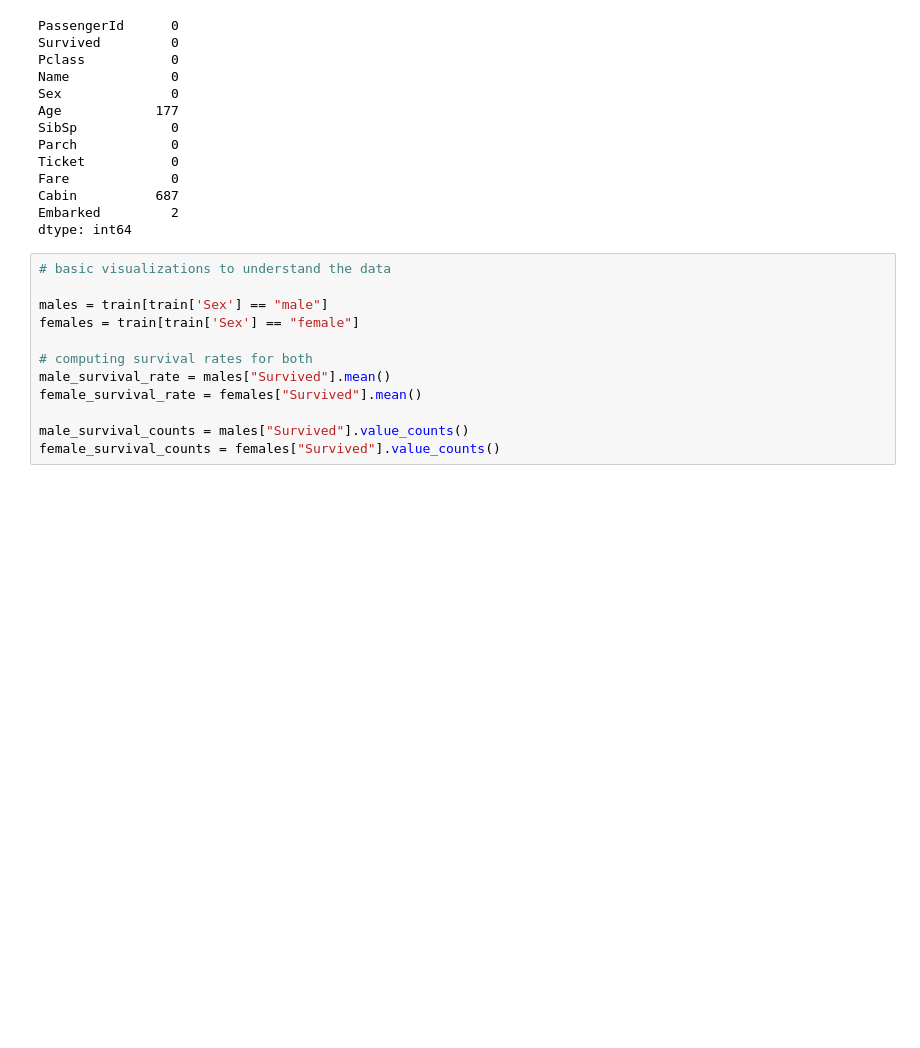
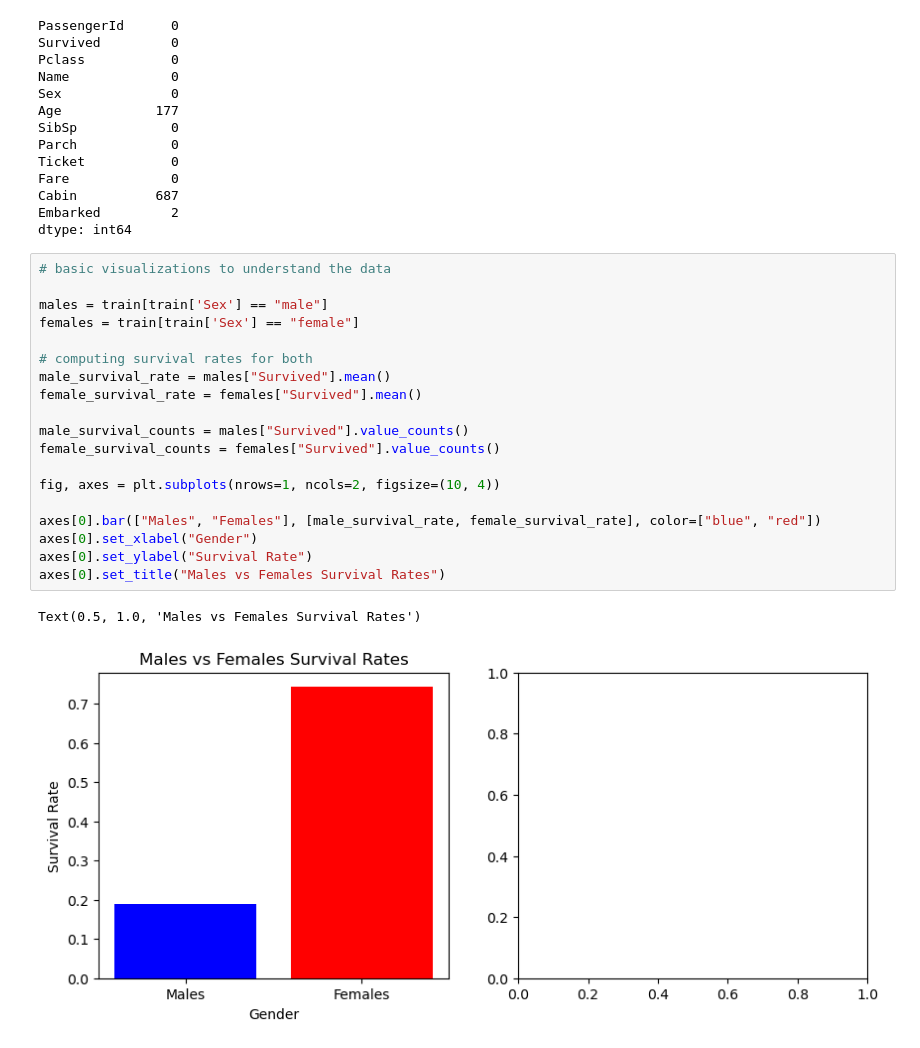
Before and after one commit to alliajagbe/titanic-survival, a Jupyter notebook: survival.ipynb, the cells around one changed output. Drawn from its saved outputs; the diff is of its cells as text; blank space fills up the shorter version.

Commit message:
survival rate viz

```diff
--- a/survival.ipynb
+++ b/survival.ipynb
@@ -65,12 +65,22 @@ dtype: int64
 # %%
 # basic visualizations to understand the data
 
 males = train[train['Sex'] == "male"]
 females = train[train['Sex'] == "female"]
 
 # computing survival rates for both
 male_survival_rate = males["Survived"].mean()
 female_survival_rate = females["Survived"].mean()
 
 male_survival_counts = males["Survived"].value_counts()
 female_survival_counts = females["Survived"].value_counts()
+
+fig, axes = plt.subplots(nrows=1, ncols=2, figsize=(10, 4))
+
+axes[0].bar(["Males", "Females"], [male_survival_rate, female_survival_rate], color=["blue", "red"])
+axes[0].set_xlabel("Gender")
+axes[0].set_ylabel("Survival Rate")
+axes[0].set_title("Males vs Females Survival Rates")
+# %% [output]
+Text(0.5, 1.0, 'Males vs Females Survival Rates')
+[figure, added]
```
